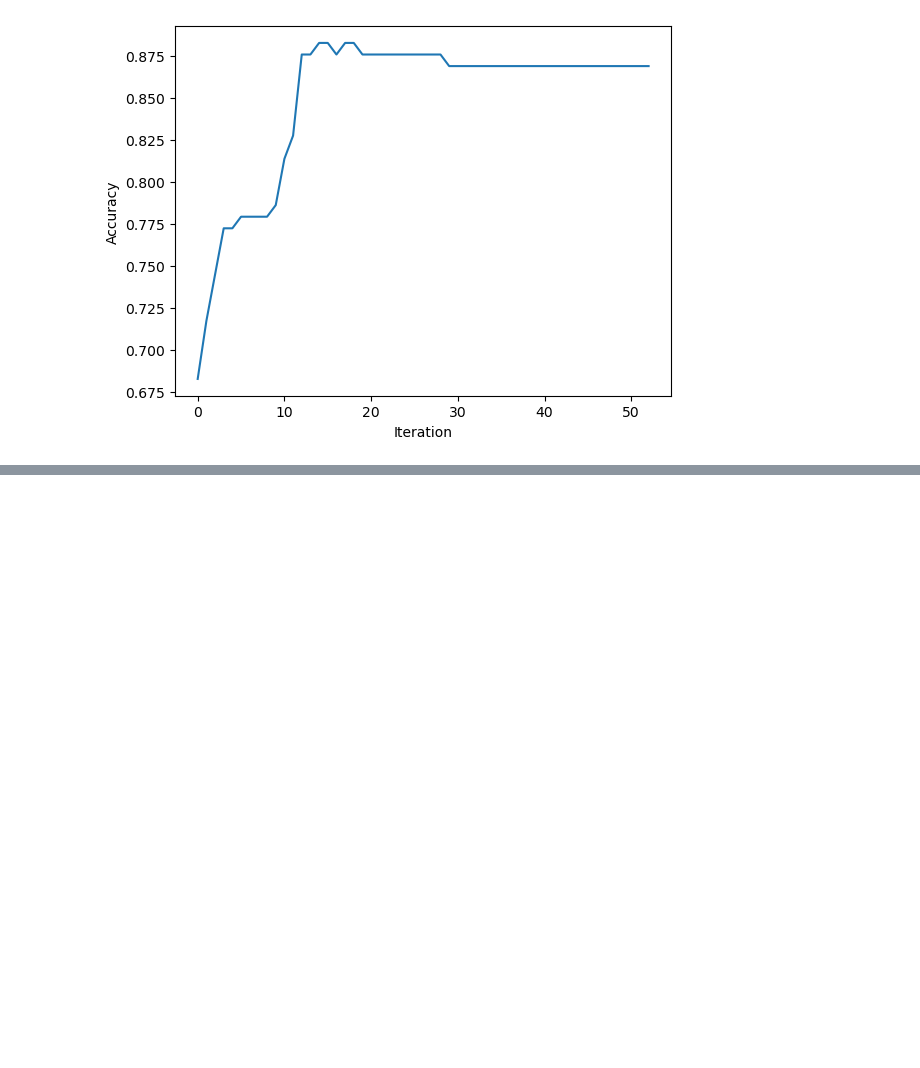
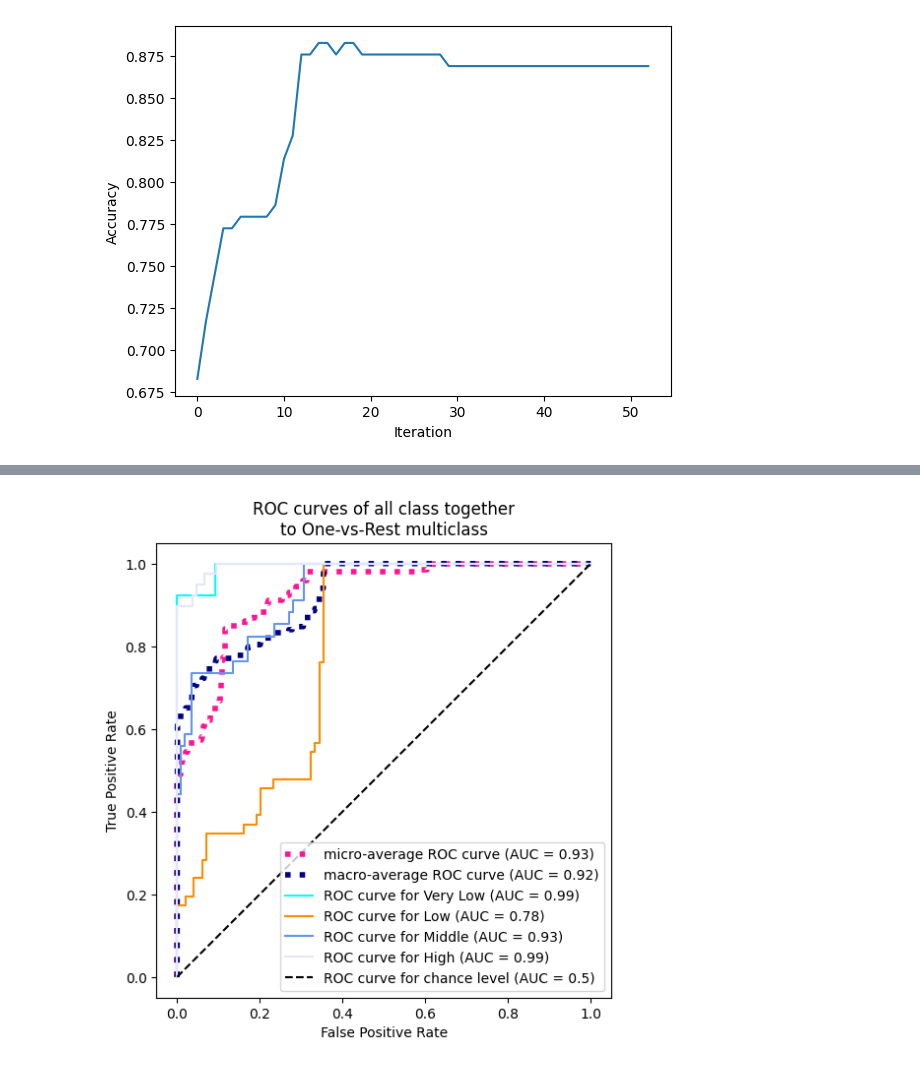
Before and after one commit to PhiVietHoang/Project1, a Jupyter notebook: model_test.ipynb, the cells around one changed output, grey strips where cells are left out. Cells and saved outputs as stored; diff of their text form; code cells hidden in the pictures; blank space fills up the shorter version.

```diff
--- a/model_test.ipynb
+++ b/model_test.ipynb
@@ -316,0 +337,4 @@ plt.show()
+# %%
+fig = clf.draw_ROC(R_test, R_Lp, classes, w, 'eu', L_test, L_pred)
+# %% [output]
+[figure, added]
```
Also changed, not shown: parts of 11 cells of this notebook, 2 other files.
